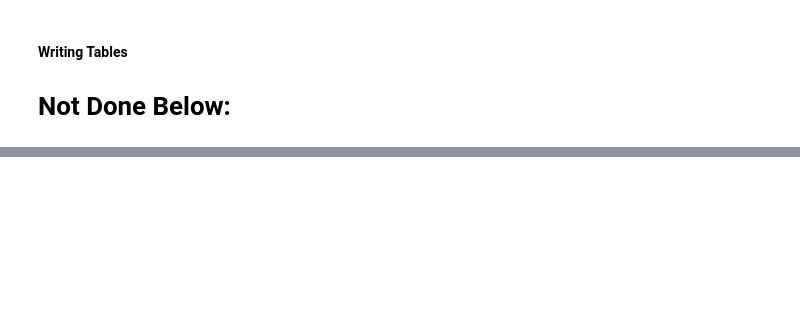
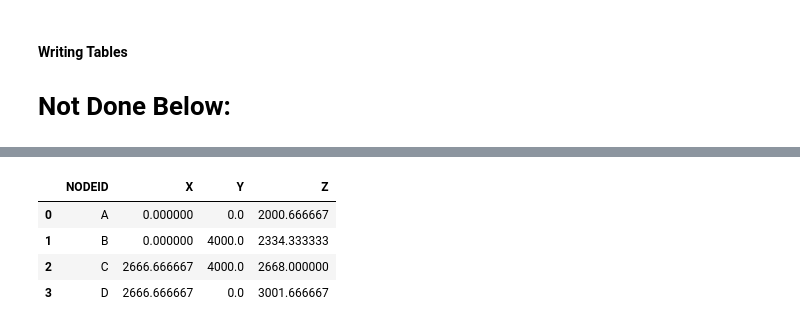
Before and after one commit to nholtz/structural-analysis, a Jupyter notebook: matrix-methods/frame2d/Tables.ipynb, the cells around one changed output, grey strips where cells are left out. Cells and saved outputs as stored; diff of their text form; code cells hidden in the pictures; blank space fills up the shorter version.

```diff
--- a/matrix-methods/frame2d/Tables.ipynb
+++ b/matrix-methods/frame2d/Tables.ipynb
@@ -182,14 +182,15 @@ class DataSource:
     @classmethod
     def set_source(cls,dsname,dstype=None):
         self = cls.DATASOURCE
-        if dstype is None:
-            dirname = self.root + '/' + dsname + '.d'
-            if os.path.exists(dirname):
-                dstype = 'dir'
-            else:
-                dstype = 'unknown'
-        if dstype not in ['dir','cell','data']:
-            raise ValueError,"dstype '{}' is invalid.".format(dstype)
+        if dsname is not None:
+            if dstype is None:
+                dirname = self.root + '/' + dsname + '.d'
+                if os.path.exists(dirname):
+                    dstype = 'dir'
+                else:
+                    dstype = 'unknown'
+            if dstype not in ['dir','cell','data']:
+                raise ValueError,"dstype '{}' is invalid.".format(dstype)
         self.dsname = dsname
         self.dstype = dstype
         self.celldata = {}
@@ -317,9 +318,10 @@ class DataSource:
             if tablename in self.celldata:
                 stream = StringIO.StringIO(self.celldata[tablename])
             else:
-                filename = self._file_name(tablename,prefix=prefix)
-                if os.path.exists(filename):
-                    stream = file(filename,'r')
+                if self.dsname is not None:
+                    filename = self._file_name(tablename,prefix=prefix)
+                    if os.path.exists(filename):
+                        stream = file(filename,'r')
             if stream is None:
                 if optional:
                     d = pd.DataFrame(columns=columns)
@@ -535,0 +565,10 @@ __ds__ = DataSource()
+# %%
+##test:
+t[['X','Z']] /= 3
+t
+# %% [output]
+|  | NODEID | X | Y | Z |
+| 0 | A | 0.000000 | 0.0 | 2000.666667 |
+| 1 | B | 0.000000 | 4000.0 | 2334.333333 |
+| 2 | C | 2666.666667 | 4000.0 | 2668.000000 |
+| 3 | D | 2666.666667 | 0.0 | 3001.666667 |
```
Also changed, not shown: parts of 20 cells of this notebook, 26 other files.
